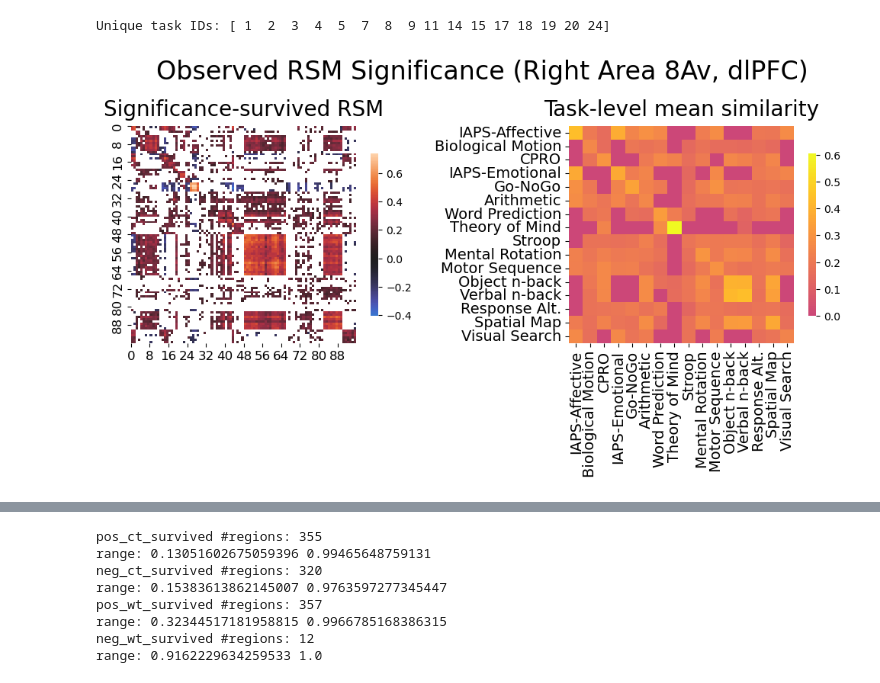
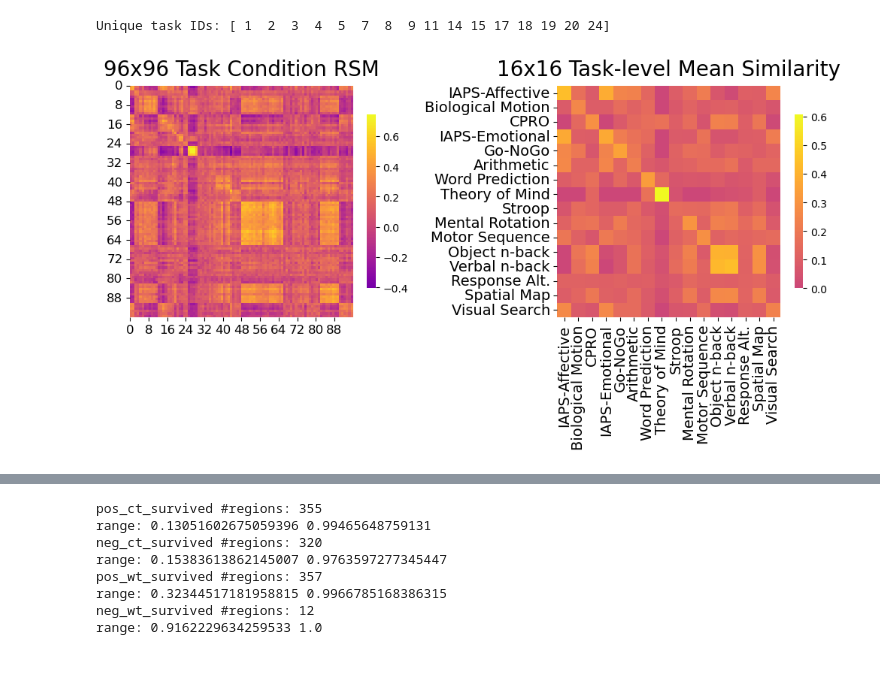
Before and after one commit to LakshmanChakravarthy/multitask_generalization, a Jupyter notebook: notebooks/Figure4.ipynb, the cells around one changed output, grey strips where cells are left out. Drawn from its saved outputs; the diff is of its cells as text; code cells hidden in the pictures.

```diff
--- a/notebooks/Figure4.ipynb
+++ b/notebooks/Figure4.ipynb
@@ -22,10 +27,10 @@ from tqdm import tqdm
 import plottools
 # %%
 projdir = '/home/ln275/f_mc1689_1/multitask_generalization/'
-subProjDir = projdir + 'derivatives/RSM_ActFlow/'
-helpfiles_dir = projdir + 'docs/files/'
-figoutdir = projdir + 'docs/figures/vertexwiseFC/'
-fcdir = projdir + 'derivatives/FC_new/'
+subProjDir = projdir + 'data/derivatives/RSM_ActFlow/'
+helpfiles_dir = projdir + 'docs/experimentfiles/'
+figoutdir = projdir + 'docs/figures/working/vertexwiseFC/'
+fcdir = projdir + 'data/derivatives/FC_new/'
 # %%
 subIDs=['02','03','06','08','10','12','14','18','20',
         '22','24','25','26','27','28','29','30','31']
@@ -148,3 +164,14 @@ for label1 in unique_labels:
+# %%
+this_pair_meanSim_pos_pred = np.zeros((nParcels,nTask,nTask))
+
+for roiIdx in range(nParcels):
+
+    # for each task combination
+    for taskA in range(nTask):
+        for taskB in range(nTask):
+            this_pair_idx = label_indices.get((unique_labels[taskA],unique_labels[taskB]))
+            this_pair_RSMslice = meansub_taskCondRSM_pred[roiIdx][this_pair_idx]
+            this_pair_meanSim_pos_pred[roiIdx,taskA,taskB] = np.mean(this_pair_RSMslice[this_pair_RSMslice>0])
 # %%
 # Running significance test across subjects:
 
@@ -291,47 +305,36 @@ this_pair_meanSim_neg_pred_groupnull_nanzeroed = np.where(np.isnan(this_pair_mea
 # %%
 roiIdx = 246
 
-fig,ax = plt.subplots(1, 2, figsize=(10,5.75))
+fig,ax = plt.subplots(1, 2, figsize=(10,5.5))
 ax1, ax2 = ax.flatten()
 
-abs_max = np.max([np.nanmax(this_pair_meanSim_pos[roiIdx,:,:]),np.abs(np.nanmin(this_pair_meanSim_neg[roiIdx,:,:]))])
+abs_max = np.nanmax(this_pair_meanSim_pos[roiIdx,:,:])
 
-# Meansub RSM survived
-sns.heatmap(meansubRSM_survived[roiIdx,:,:],center=0,ax=ax1,cbar_kws={"shrink": 0.75})
-ax1.set_title('Significance-survived RSM', fontsize=20, pad=10)
+# Meansub RSM
+sns.heatmap(meansub_taskCondRSM[roiIdx,:,:],center=0,ax=ax1,cbar_kws={"shrink": 0.75},cmap='plasma')
+ax1.set_title('96x96 Task Condition RSM', fontsize=20, pad=10)
 ticks = np.arange(0, 96, 8)
 tick_labels = [str(t) for t in ticks]
 
 ax1.set_xticks(ticks)
 ax1.set_yticks(ticks)
 ax1.set_xticklabels(tick_labels,fontsize=12,rotation=0)
 ax1.set_yticklabels(tick_labels,fontsize=12)
 
-# # Proportion significant
-# sns.heatmap(this_pair_signif_prop[roiIdx,:,:], xticklabels=tasknames, yticklabels=tasknames,center=0,ax=ax2,cmap='viridis',cbar_kws={"shrink": 0.75})
-# ax2.set_xticklabels(ax2.get_xticklabels(),fontsize=8)
-# ax2.set_yticklabels(ax2.get_yticklabels(),fontsize=8)
-# ax2.set_title('Prop. signif. task cond. combinations', fontsize=10)
-
 # Mean similarity (positive)
 sns.heatmap(this_pair_meanSim_pos_nanzeroed[roiIdx,:,:], xticklabels=tasknames, yticklabels=tasknames,center=0,ax=ax2,vmin=0,vmax=abs_max,cmap='plasma',cbar_kws={"shrink": 0.75})
 ax2.set_xticklabels(ax2.get_xticklabels(),fontsize=14)
 ax2.set_yticklabels(ax2.get_yticklabels(),fontsize=14)
-ax2.set_title('Task-level mean similarity', fontsize=20, pad=10)
+ax2.set_title('16x16 Task-level Mean Similarity', fontsize=20, pad=10)
 
-# # Mean similarity (negative)
-# sns.heatmap(this_pair_meanSim_neg_nanzeroed[roiIdx,:,:], xticklabels=tasknames, yticklabels=tasknames,center=0,ax=ax4,vmin=-abs_max,vmax=0,cmap='Blues_r',cbar_kws={"shrink": 0.75})
-# ax4.set_xticklabels(ax4.get_xticklabels(),fontsize=8)
-# ax4.set_yticklabels(ax4.get_yticklabels(),fontsize=8)
-# ax4.set_title('Mean similarity (negative, significant)', fontsize=10)
 
-plt.suptitle("Observed RSM Significance (Right Area 8Av, dlPFC)", fontsize=24)
+# plt.suptitle("Observed RSM (Right Area 8Av, dlPFC)", fontsize=24)
 
-plt.subplots_adjust(wspace=0.5)
+# fig.tight_layout(w_pad=5.0)
 
 plt.tight_layout()
 plt.savefig(figoutdir + 'RSM_survived_example.pdf',transparent = True)
 # Display the plots
 plt.show()
 # %% [output]
-[figure, old version]
+[figure, new version]
```
Also changed, not shown: parts of 45 cells of this notebook, 29 other files.
